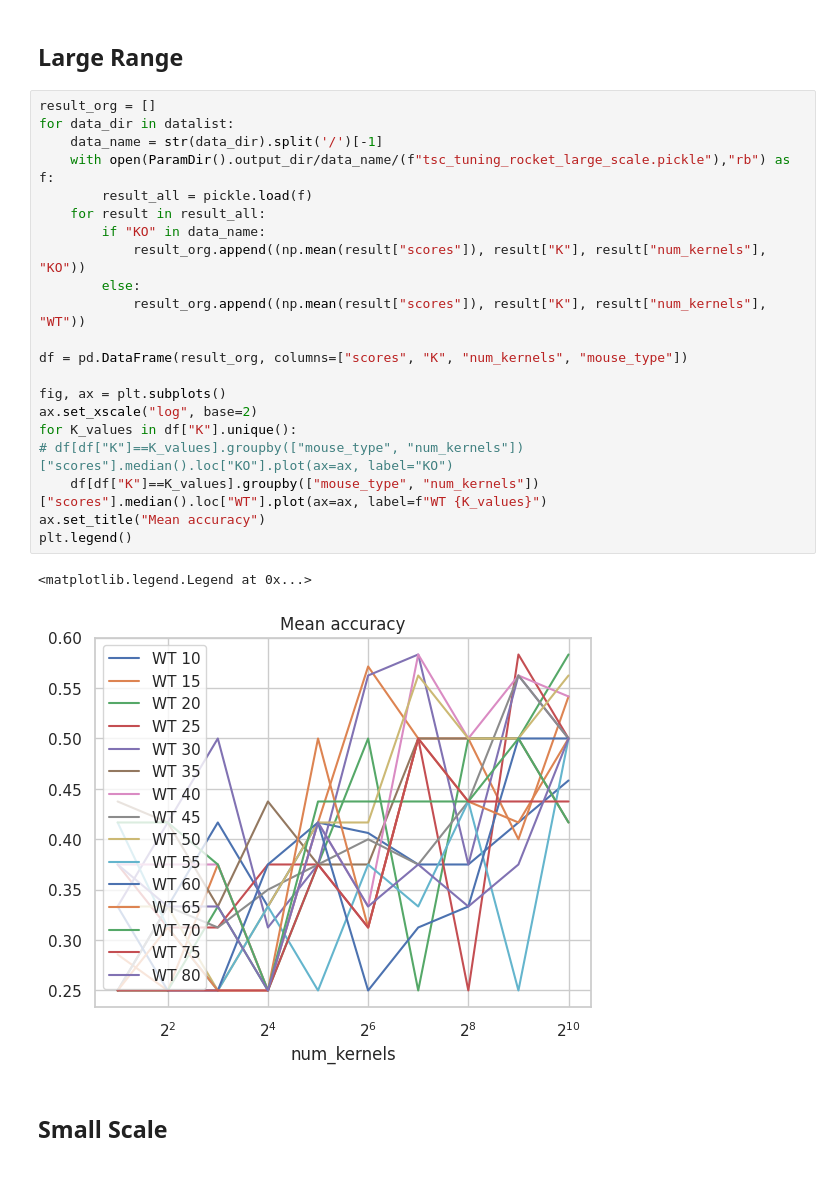
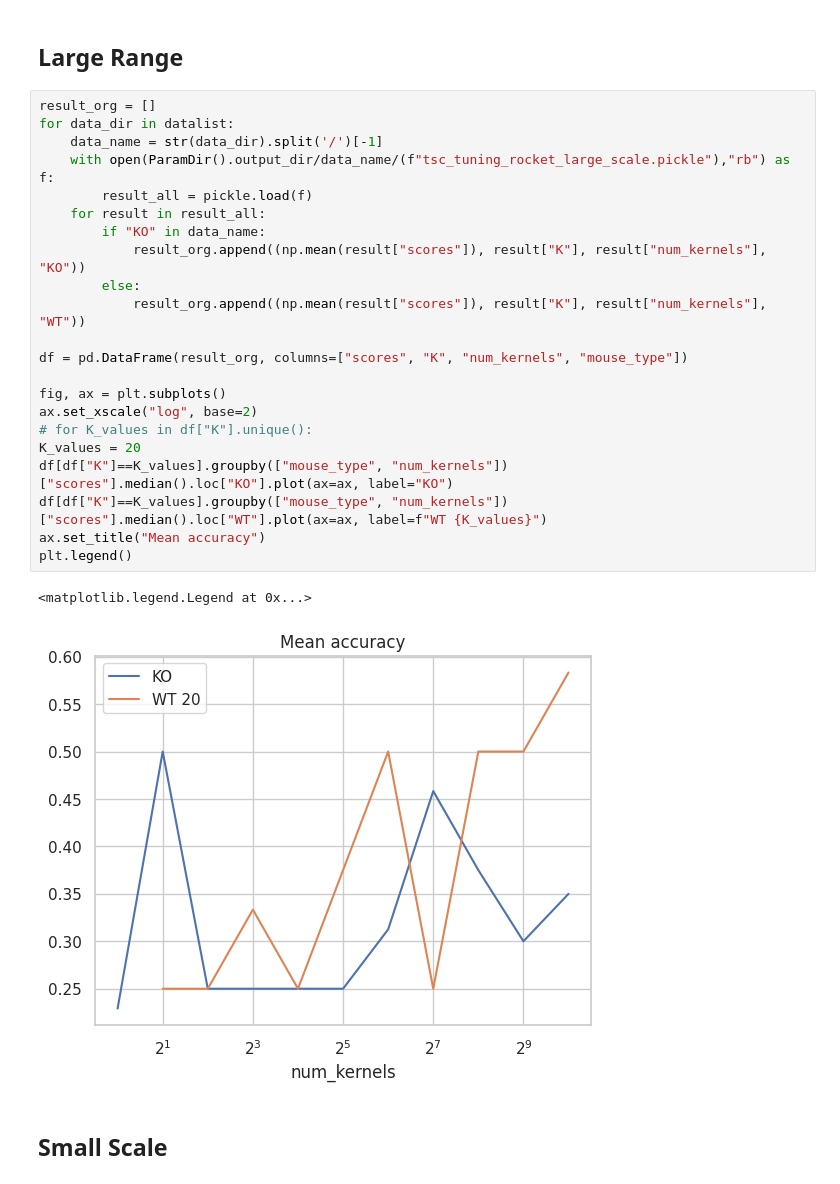
Before and after one commit to kisaragiRY/decoding-DG, a Jupyter notebook: notebooks/3-decoding-model/2-classification/3-time-series-classification/2-implement/04-rocket-tuning.ipynb, the cells around one changed output. Cells and saved outputs as stored; diff of their text form.

Commit message:
the results from diff num_kernel and K #42

```diff
--- a/notebooks/3-decoding-model/2-classification/3-time-series-classification/2-implement/04-rocket-tuning.ipynb
+++ b/notebooks/3-decoding-model/2-classification/3-time-series-classification/2-implement/04-rocket-tuning.ipynb
@@ -24,27 +24,28 @@ datalist = ParamDir().data_path_list
 # %%
 result_org = []
 for data_dir in datalist:
     data_name = str(data_dir).split('/')[-1]
     with open(ParamDir().output_dir/data_name/(f"tsc_tuning_rocket_large_scale.pickle"),"rb") as f:
         result_all = pickle.load(f)
     for result in result_all:
         if "KO" in data_name:
             result_org.append((np.mean(result["scores"]), result["K"], result["num_kernels"], "KO"))
         else:
             result_org.append((np.mean(result["scores"]), result["K"], result["num_kernels"], "WT"))
 
 df = pd.DataFrame(result_org, columns=["scores", "K", "num_kernels", "mouse_type"])
 
 fig, ax = plt.subplots()
 ax.set_xscale("log", base=2)
-for K_values in df["K"].unique():
-# df[df["K"]==K_values].groupby(["mouse_type", "num_kernels"])["scores"].median().loc["KO"].plot(ax=ax, label="KO")
-    df[df["K"]==K_values].groupby(["mouse_type", "num_kernels"])["scores"].median().loc["WT"].plot(ax=ax, label=f"WT {K_values}")
+# for K_values in df["K"].unique():
+K_values = 20
+df[df["K"]==K_values].groupby(["mouse_type", "num_kernels"])["scores"].median().loc["KO"].plot(ax=ax, label="KO")
+df[df["K"]==K_values].groupby(["mouse_type", "num_kernels"])["scores"].median().loc["WT"].plot(ax=ax, label=f"WT {K_values}")
 ax.set_title("Mean accuracy")
 plt.legend()
 # %% [output]
 <matplotlib.legend.Legend at 0x...>
-[figure, old version]
+[figure, new version]
 # %% [markdown]
 ## Small Scale
 # %%
```
